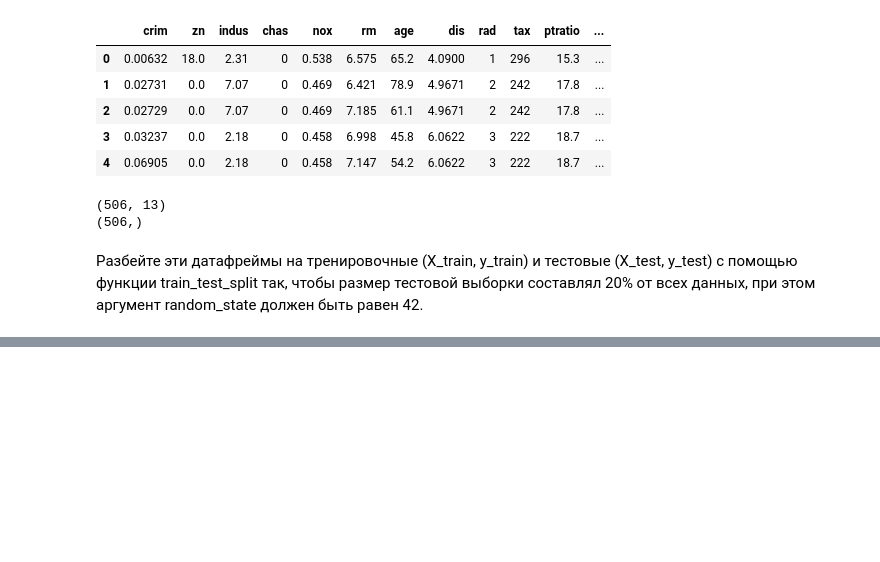
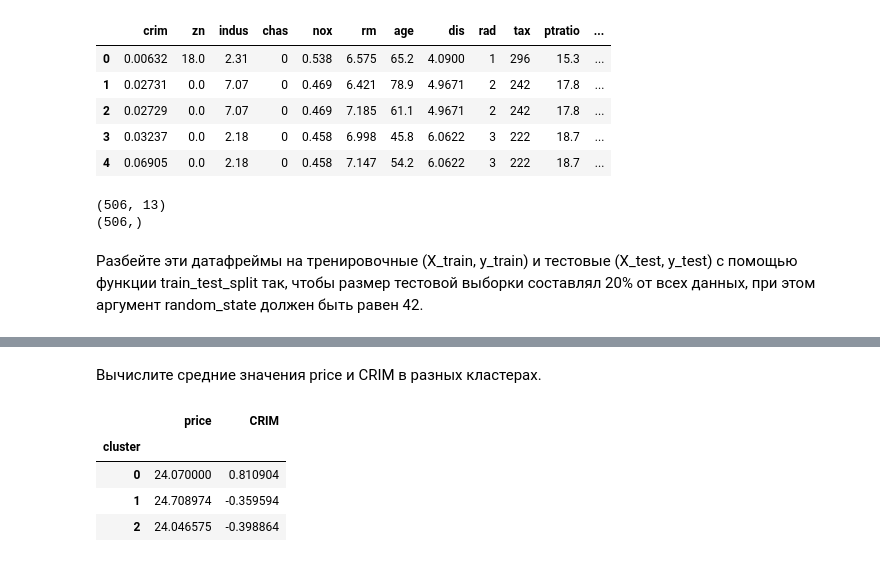
Before and after one commit to Temnihan/pandas, a Jupyter notebook: d4_task1.ipynb, the cells around one changed output, grey strips where cells are left out. Cells and saved outputs as stored; diff of their text form; code cells hidden in the pictures; blank space fills up the shorter version.

```diff
--- a/d4_task1.ipynb
+++ b/d4_task1.ipynb
@@ -48,0 +103,19 @@ print(X_test.shape, y_test.shape)
+# %% [markdown]
+Вычислите средние значения price и CRIM в разных кластерах.
+# %%
+# Создание DataFrame для удобства анализа
+df_train = pd.DataFrame(X_train, columns=[
+                       'CRIM', 'ZN', 'INDUS', 'CHAS', 'NOX', 'RM', 'AGE', 'DIS', 'RAD', 'TAX', 'PTRATIO', 'B', 'LSTAT'])
+df_train['price'] = y_train  # добавляем целевую переменную 'price'
+df_train['cluster'] = labels_train  # добавляем метки кластеров
+
+# Вычисление средних значений price и CRIM для каждого кластера
+cluster_means = df_train.groupby('cluster')[['price', 'CRIM']].mean()
+
+cluster_means
+# %% [output]
+|  | price | CRIM |
+| cluster |  |  |
+| 0 | 24.070000 | 0.810904 |
+| 1 | 24.708974 | -0.359594 |
+| 2 | 24.046575 | -0.398864 |
```
Also changed, not shown: parts of 10 cells of this notebook.
